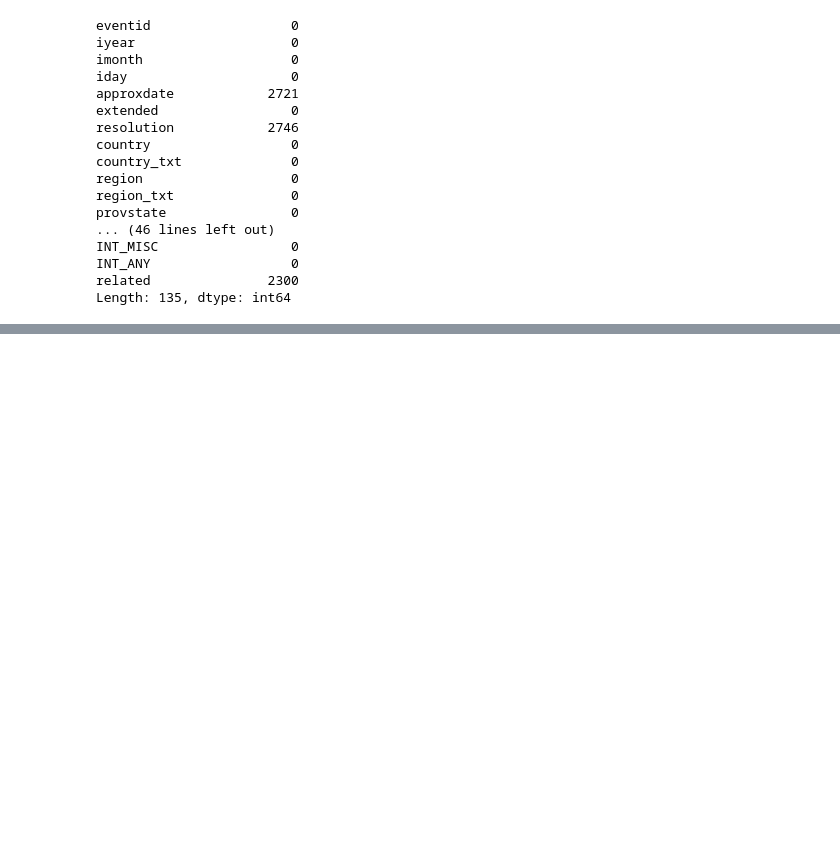
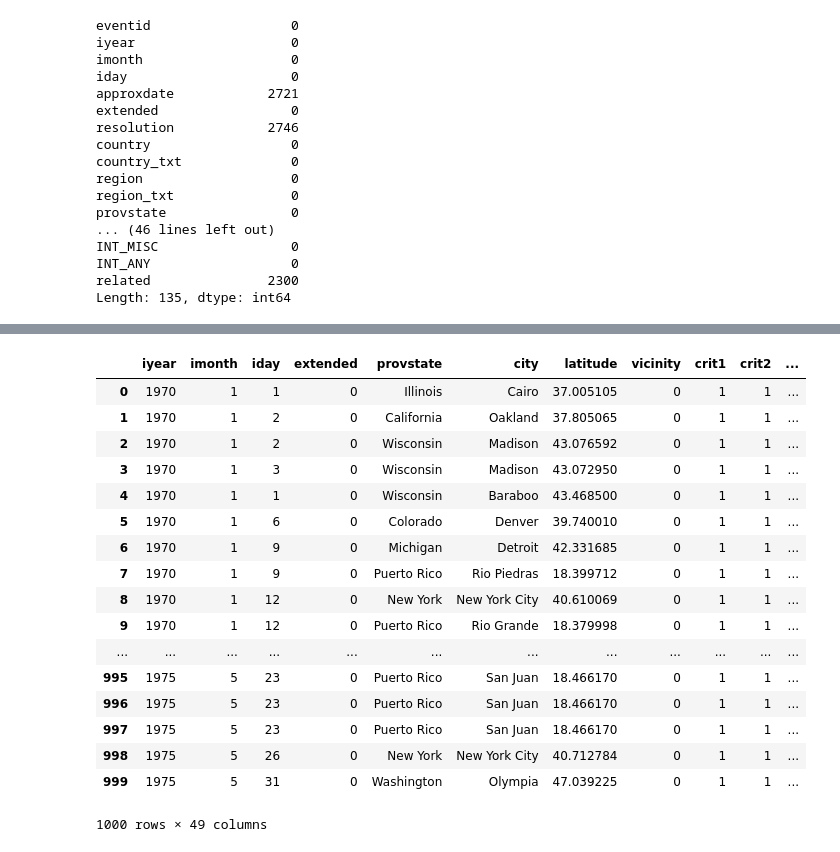
Before and after one commit to andyogah/data_science_capstone_project_1, a Jupyter notebook: data_science_capstone_project_1.ipynb, the cells around one changed output, grey strips where cells are left out. Cells and saved outputs as stored; diff of their text form; code cells hidden in the pictures; blank space fills up the shorter version.

```diff
--- a/data_science_capstone_project_1.ipynb
+++ b/data_science_capstone_project_1.ipynb
@@ -77,0 +94,2 @@ Length: 135, dtype: int64
+# %%
+df4=my_EDA.drop_noisy_col(df3, ['country','country_txt','addnotes', 'summary', 'scite1' , 'scite2' , 'scite3' , 'dbsource', 'INT_LOG' , 'INT_MISC', 'INT_ANY', 'INT_IDEO', 'longitude','specificity', 'eventid'])
@@ -77,0 +100,3 @@ Length: 135, dtype: int64
+# %%
+df5=my_EDA.drop_noisy_col(df4, ['location','region', 'region_txt', 'propcomment'])
+df5.shape
@@ -77,0 +125,25 @@ Length: 135, dtype: int64
+# %%
+pd.set_option('display.max_columns', None)
+# %%
+df5.index = range(len(df5))
+# %%
+df5.head(1000)
+# %% [output]
+|  | iyear | imonth | iday | extended | provstate | city | latitude | vicinity | crit1 | crit2 | ... |
+| 0 | 1970 | 1 | 1 | 0 | Illinois | Cairo | 37.005105 | 0 | 1 | 1 | ... |
+| 1 | 1970 | 1 | 2 | 0 | California | Oakland | 37.805065 | 0 | 1 | 1 | ... |
+| 2 | 1970 | 1 | 2 | 0 | Wisconsin | Madison | 43.076592 | 0 | 1 | 1 | ... |
+| 3 | 1970 | 1 | 3 | 0 | Wisconsin | Madison | 43.072950 | 0 | 1 | 1 | ... |
+| 4 | 1970 | 1 | 1 | 0 | Wisconsin | Baraboo | 43.468500 | 0 | 1 | 1 | ... |
+| 5 | 1970 | 1 | 6 | 0 | Colorado | Denver | 39.740010 | 0 | 1 | 1 | ... |
+| 6 | 1970 | 1 | 9 | 0 | Michigan | Detroit | 42.331685 | 0 | 1 | 1 | ... |
+| 7 | 1970 | 1 | 9 | 0 | Puerto Rico | Rio Piedras | 18.399712 | 0 | 1 | 1 | ... |
+| 8 | 1970 | 1 | 12 | 0 | New York | New York City | 40.610069 | 0 | 1 | 1 | ... |
+| 9 | 1970 | 1 | 12 | 0 | Puerto Rico | Rio Grande | 18.379998 | 0 | 1 | 1 | ... |
+| ... | ... | ... | ... | ... | ... | ... | ... | ... | ... | ... | ... |
+| 995 | 1975 | 5 | 23 | 0 | Puerto Rico | San Juan | 18.466170 | 0 | 1 | 1 | ... |
+| 996 | 1975 | 5 | 23 | 0 | Puerto Rico | San Juan | 18.466170 | 0 | 1 | 1 | ... |
+| 997 | 1975 | 5 | 23 | 0 | Puerto Rico | San Juan | 18.466170 | 0 | 1 | 1 | ... |
+| 998 | 1975 | 5 | 26 | 0 | New York | New York City | 40.712784 | 0 | 1 | 1 | ... |
+| 999 | 1975 | 5 | 31 | 0 | Washington | Olympia | 47.039225 | 0 | 1 | 1 | ... |
+1000 rows × 49 columns
```
Also changed, not shown: parts of 17 cells of this notebook.
